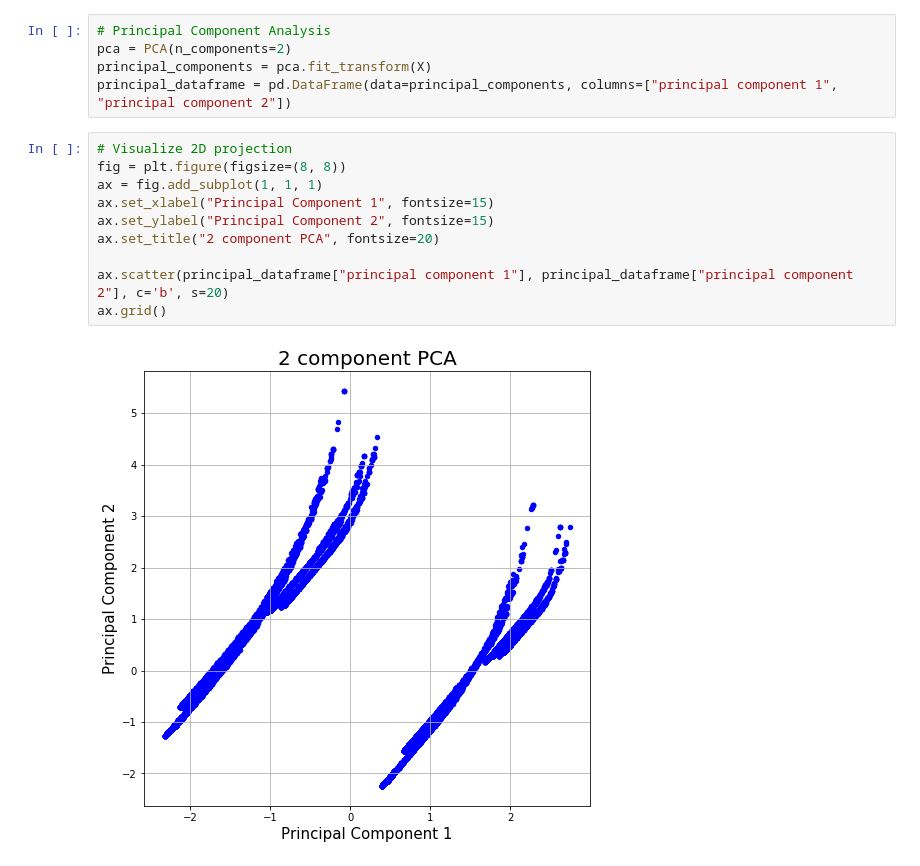
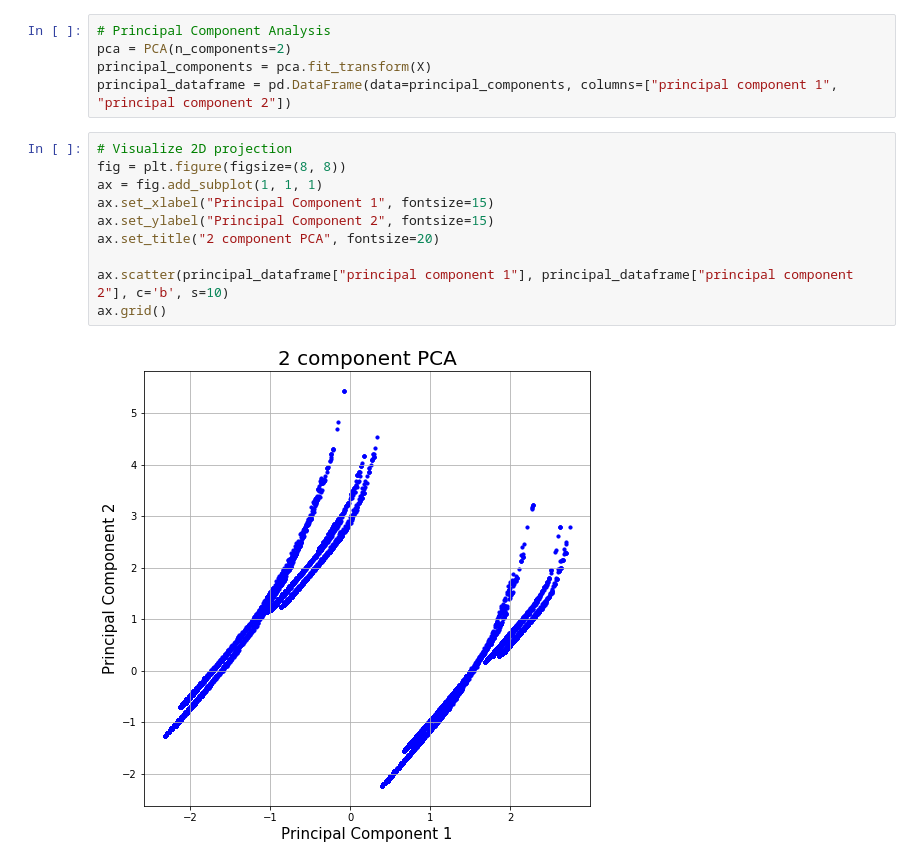
Before and after one commit to amirashabani/Clustering, a Jupyter notebook: MPBNiN.ipynb, the cells around one changed output. Drawn from its saved outputs; the diff is of its cells as text.

Commit message:
Lower sample size for PCA visualization

```diff
--- a/MPBNiN.ipynb
+++ b/MPBNiN.ipynb
@@ -137,12 +137,12 @@ principal_dataframe = pd.DataFrame(data=principal_components, columns=["principa
 # %%
 # Visualize 2D projection
 fig = plt.figure(figsize=(8, 8))
 ax = fig.add_subplot(1, 1, 1)
 ax.set_xlabel("Principal Component 1", fontsize=15)
 ax.set_ylabel("Principal Component 2", fontsize=15)
 ax.set_title("2 component PCA", fontsize=20)
 
-ax.scatter(principal_dataframe["principal component 1"], principal_dataframe["principal component 2"], c='b', s=20)
+ax.scatter(principal_dataframe["principal component 1"], principal_dataframe["principal component 2"], c='b', s=10)
 ax.grid()
 # %% [output]
-[figure, old version]
+[figure, new version]
```
